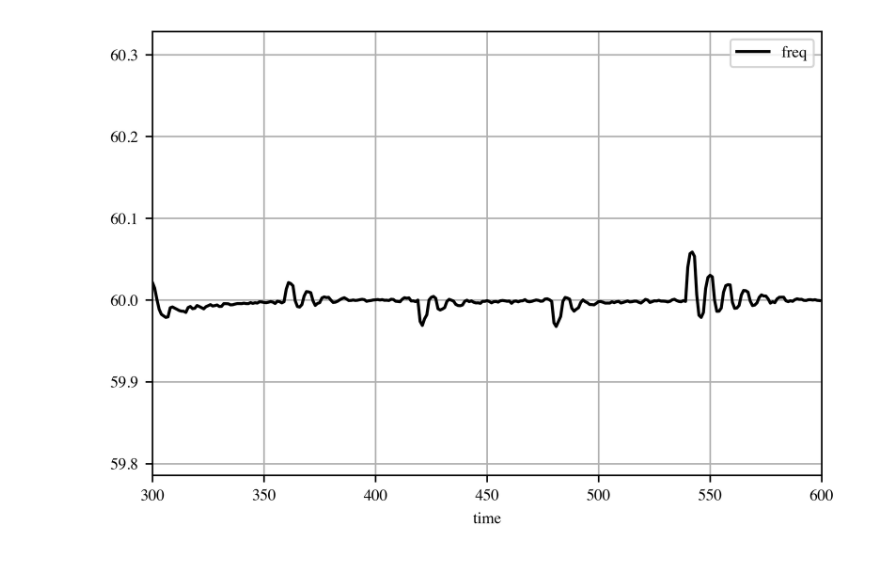
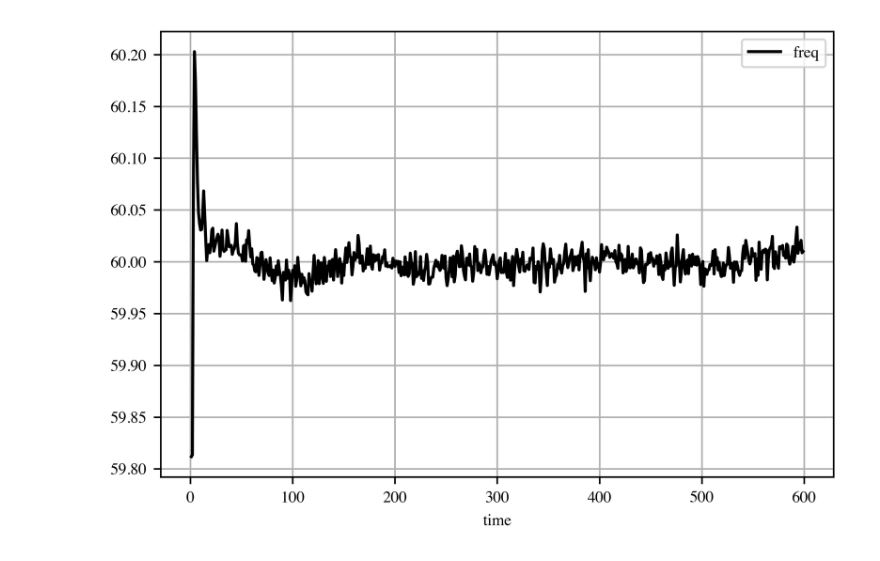
Before and after one commit to CURENT/demo, a Jupyter notebook: demo/deadband/notes/4.Results.ipynb, the cells around one changed output. Saved outputs shown, nothing was run; the diff lists cells and outputs as text; code cells hidden in the pictures.

```diff
--- a/demo/deadband/notes/4.Results.ipynb
+++ b/demo/deadband/notes/4.Results.ipynb
@@ -7,14 +7,14 @@ import scienceplots
 # %%
 res_path = "./../results"
 
-res = pd.read_csv(f"{res_path}/case1_H0.csv")
+res = pd.read_csv(f"{res_path}/case1_h22_d9.csv")
 res = res.iloc[1:600]
 # %%
 plt.style.use(["default", "ieee"])
 ax = res.plot(x="time",
               y=["freq"],
               figsize=(6, 4),
-              xlim=(300, 600),
+            #   xlim=(0,),
               grid=True,)
 # %% [output]
-[figure, old version]
+[figure, new version]
```
Also changed, not shown: 5 other files.
